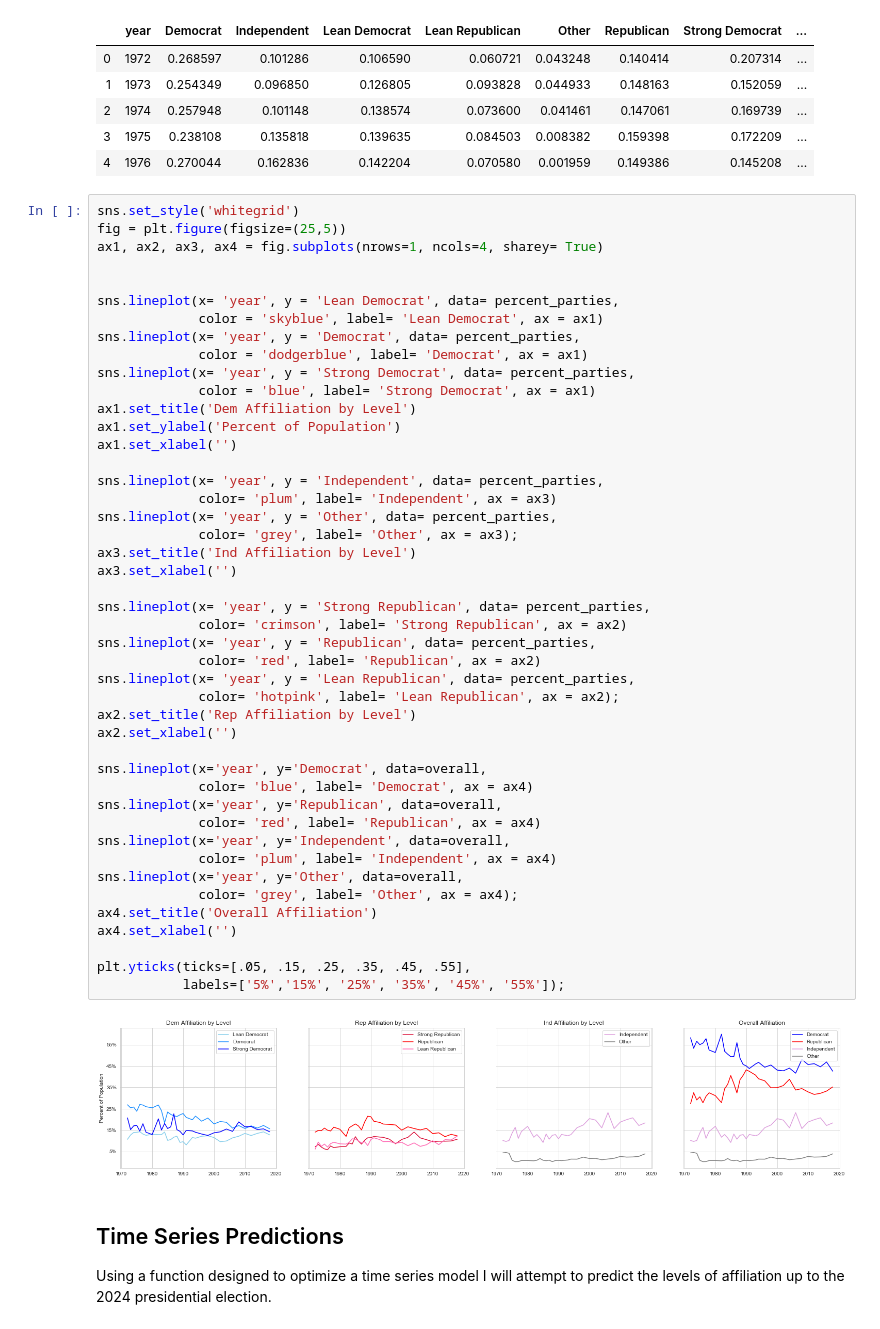
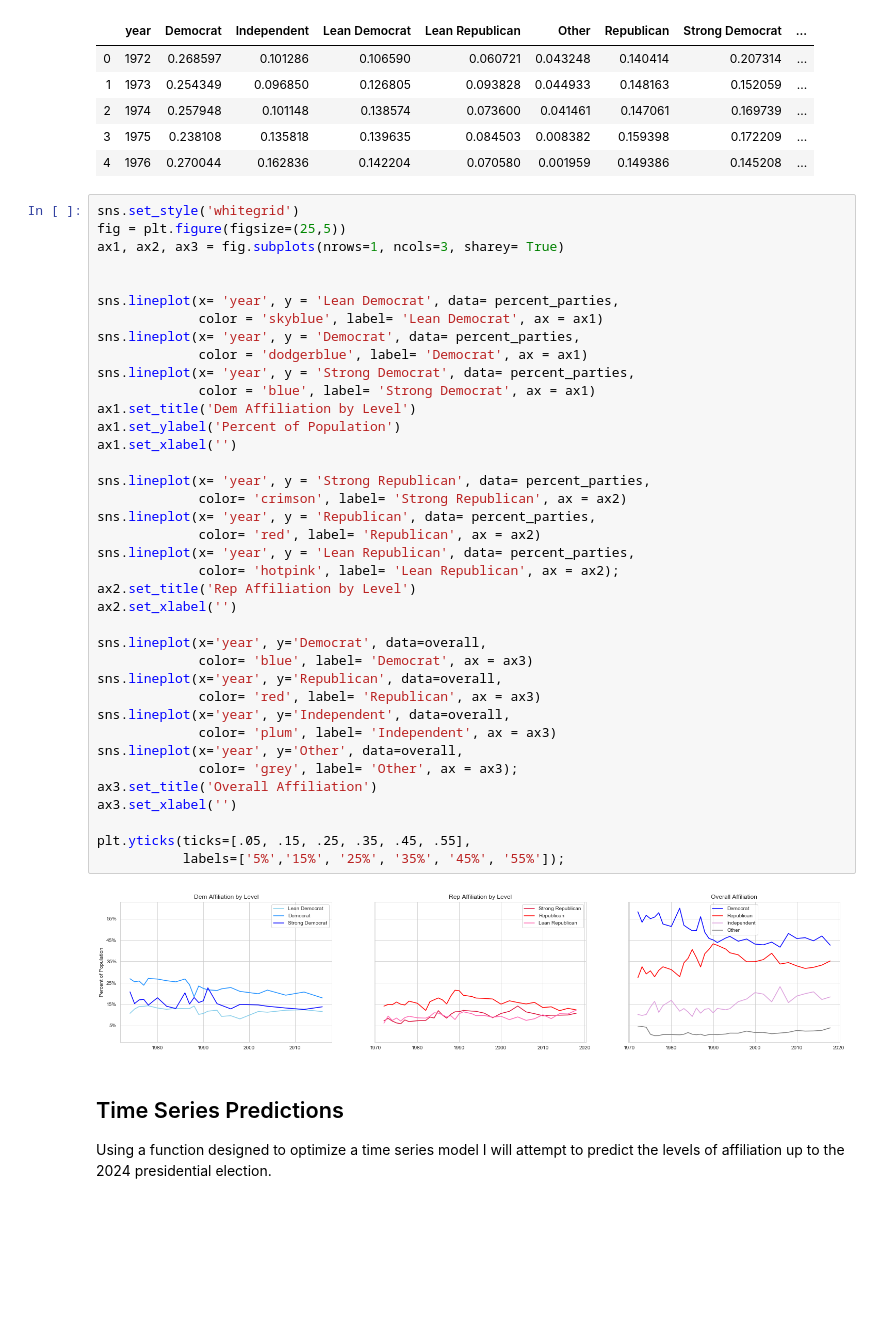
Before and after one commit to shsobieski/Faultlines, a Jupyter notebook: project.ipynb, the cells around one changed output. Drawn from its saved outputs; the diff is of its cells as text; blank space fills up the shorter version.

```diff
--- a/project.ipynb
+++ b/project.ipynb
@@ -90,50 +90,43 @@ percent_parties.head()
 # %%
 sns.set_style('whitegrid')
 fig = plt.figure(figsize=(25,5))
-ax1, ax2, ax3, ax4 = fig.subplots(nrows=1, ncols=4, sharey= True)
+ax1, ax2, ax3 = fig.subplots(nrows=1, ncols=3, sharey= True)
 
 
 sns.lineplot(x= 'year', y = 'Lean Democrat', data= percent_parties,
              color = 'skyblue', label= 'Lean Democrat', ax = ax1)
 sns.lineplot(x= 'year', y = 'Democrat', data= percent_parties,
              color = 'dodgerblue', label= 'Democrat', ax = ax1)
 sns.lineplot(x= 'year', y = 'Strong Democrat', data= percent_parties,
              color = 'blue', label= 'Strong Democrat', ax = ax1)
 ax1.set_title('Dem Affiliation by Level')
 ax1.set_ylabel('Percent of Population')
 ax1.set_xlabel('')
 
-sns.lineplot(x= 'year', y = 'Independent', data= percent_parties,
-             color= 'plum', label= 'Independent', ax = ax3)
-sns.lineplot(x= 'year', y = 'Other', data= percent_parties,
-             color= 'grey', label= 'Other', ax = ax3);
-ax3.set_title('Ind Affiliation by Level')
-ax3.set_xlabel('')
-
 sns.lineplot(x= 'year', y = 'Strong Republican', data= percent_parties,
              color= 'crimson', label= 'Strong Republican', ax = ax2)
 sns.lineplot(x= 'year', y = 'Republican', data= percent_parties,
              color= 'red', label= 'Republican', ax = ax2)
 sns.lineplot(x= 'year', y = 'Lean Republican', data= percent_parties,
              color= 'hotpink', label= 'Lean Republican', ax = ax2);
 ax2.set_title('Rep Affiliation by Level')
 ax2.set_xlabel('')
 
 sns.lineplot(x='year', y='Democrat', data=overall,
-             color= 'blue', label= 'Democrat', ax = ax4)
+             color= 'blue', label= 'Democrat', ax = ax3)
 sns.lineplot(x='year', y='Republican', data=overall,
-             color= 'red', label= 'Republican', ax = ax4)
+             color= 'red', label= 'Republican', ax = ax3)
 sns.lineplot(x='year', y='Independent', data=overall,
-             color= 'plum', label= 'Independent', ax = ax4)
+             color= 'plum', label= 'Independent', ax = ax3)
 sns.lineplot(x='year', y='Other', data=overall,
-             color= 'grey', label= 'Other', ax = ax4);
-ax4.set_title('Overall Affiliation')
-ax4.set_xlabel('')
+             color= 'grey', label= 'Other', ax = ax3);
+ax3.set_title('Overall Affiliation')
+ax3.set_xlabel('')
 
 plt.yticks(ticks=[.05, .15, .25, .35, .45, .55],
            labels=['5%','15%', '25%', '35%', '45%', '55%']);
 # %% [output]
-[figure, old version]
+[figure, new version]
 # %% [markdown]
 ## Time Series Predictions
 Using a function designed to optimize a time series model I will attempt to predict the levels of affiliation up to the 2024 presidential election.
```
Also changed, not shown: parts of 25 cells of this notebook.
